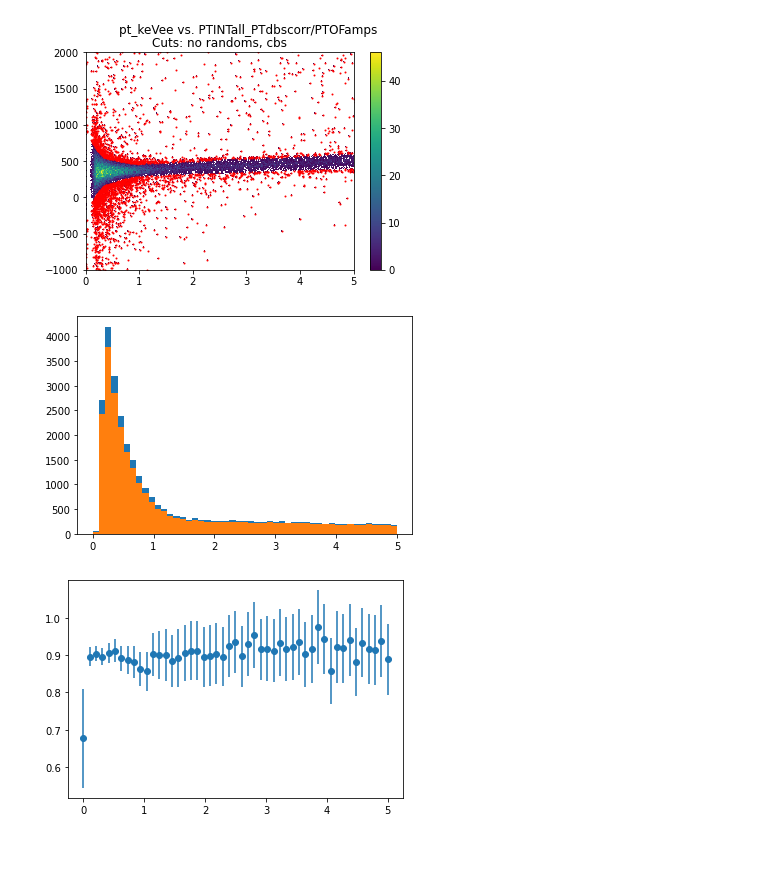
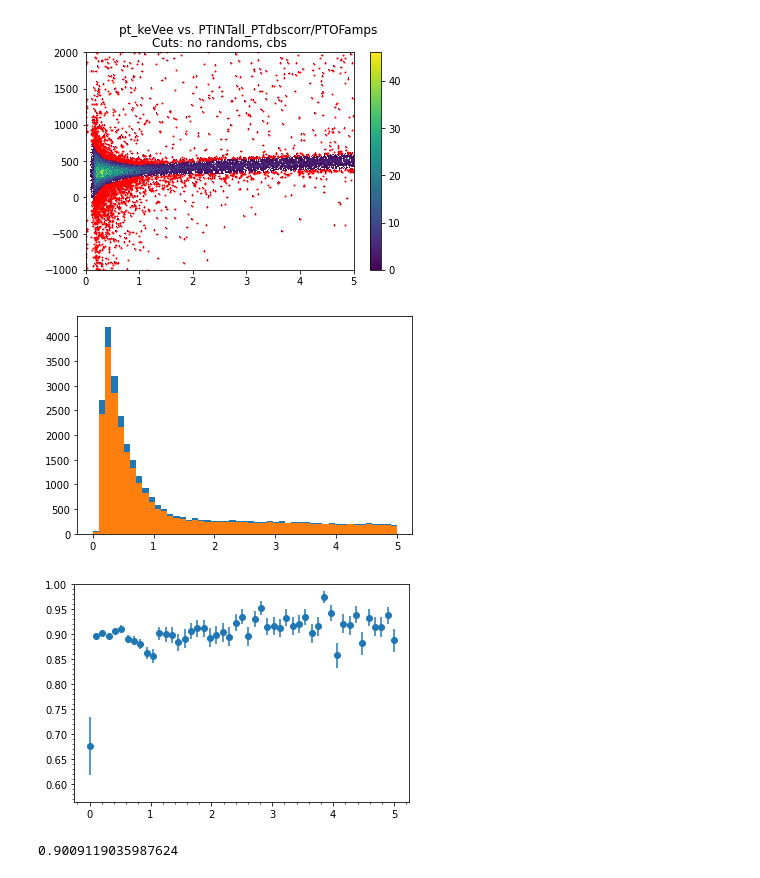
Before and after one commit to villano-lab/R76Analysis, a Jupyter notebook: c-to-py-translations/Data_Quality_Cuts.ipynb, the cells around one changed output. Drawn from its saved outputs; the diff is of its cells as text; code cells hidden in the pictures; blank space fills up the shorter version.

Commit message:
Some bugfixes and a new system for error

```diff
--- a/c-to-py-translations/Data_Quality_Cuts.ipynb
+++ b/c-to-py-translations/Data_Quality_Cuts.ipynb
@@ -294,12 +297,19 @@ plt.show()
 # %%
 cofintvl=[]
 cofintvl.append((z_all['PTINTall_PTdbscorr']/z_all['PTOFamps']>-700)&(z_all['PTINTall_PTdbscorr']/z_all['PTOFamps']<1500))
 h1=plt.hist(z_all['pt_keVee'][~crand[0]&cbs[0]&cofintvl[0]],bins=np.linspace(0,5,50))
 h2=plt.hist(z_all['pt_keVee'][~crand[0]&cbs[0]&cofintvl[0]&cofintc[0]],bins=np.linspace(0,5,50))
 plt.show() # Can safely ignore this one
 plt.scatter(np.linspace(0,5,49),h2[0]/h1[0])
-plt.errorbar(np.linspace(0,5,49),h2[0]/h1[0],yerr=h2[0]/h1[0]*np.sqrt(1/h1[0]+1/h2[0]),linestyle='none')
+plt.errorbar(np.linspace(0,5,49),h2[0]/h1[0]\
+             ,yerr=np.sqrt((h2[0]/h1[0])*(1-h2[0]/h1[0])/h1[0]),linestyle='none',ms=1)
+plt.ylim(0.565,1.0)
+plt.minorticks_on()
 plt.show()
+ngood=len(z_all['EventCategory'][~crand[0]&cbs[0]&cofintvl[0]&(z_all['pt_keVee']>0.035)&(z_all['pt_keVee']<0.5)])
+npass=len(z_all['EventCategory'][~crand[0]&cbs[0]&cofintc[0]&(z_all['pt_keVee']>0.035)&(z_all['pt_keVee']<0.5)])
+print(npass/ngood)
 # %% [output]
 [figure]
-[figure, old version]
+[figure, new version]
+0.9009119035987624
```
Also changed, not shown: parts of 3 cells of this notebook.
